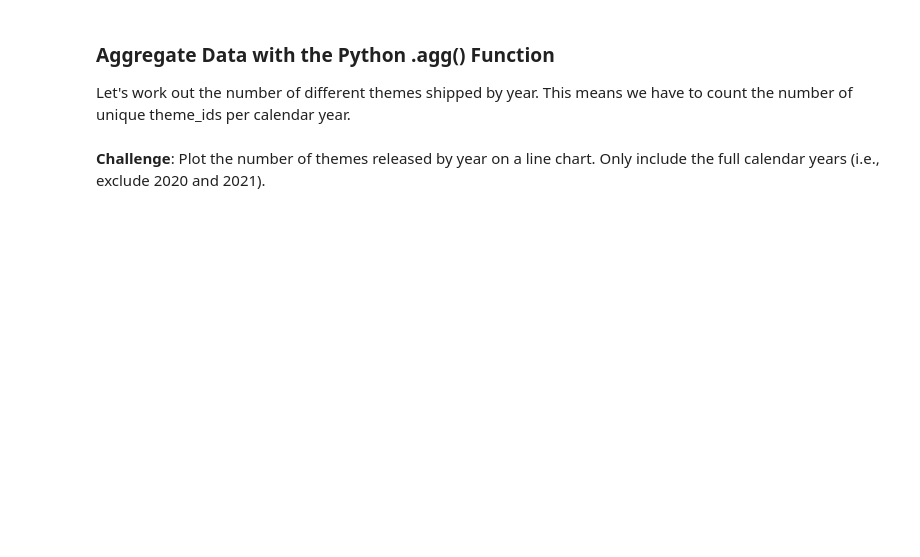
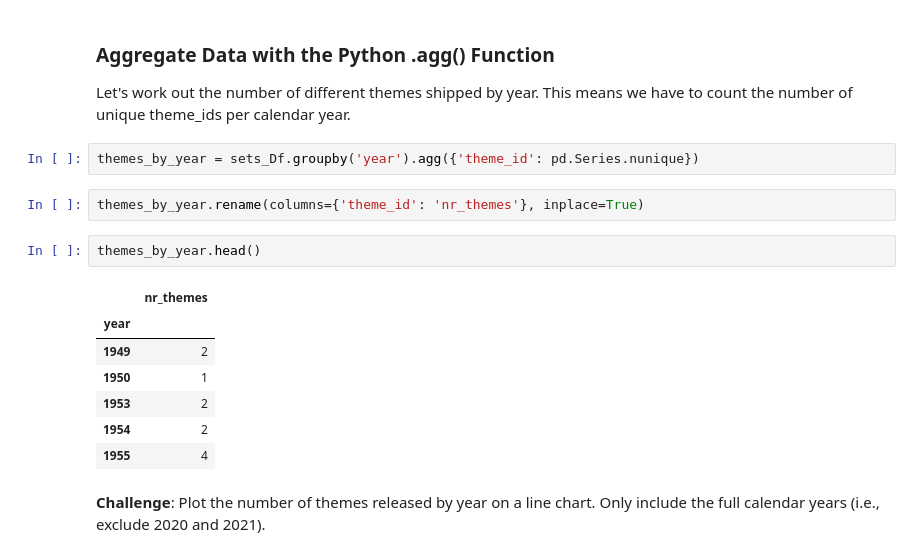
Before and after one commit to itswael/DECollegeMajor, a Jupyter notebook: LEGO Notebook and Data/Lego_Analysis.ipynb, the cells around one changed output. Saved outputs shown, nothing was run; the diff lists cells and outputs as text; blank space fills up the shorter version.

```diff
--- a/LEGO Notebook and Data/Lego_Analysis.ipynb
+++ b/LEGO Notebook and Data/Lego_Analysis.ipynb
@@ -136,5 +141,19 @@ Note that the .csv file is from late 2020, so to plot the full calendar years, y
 ### Aggregate Data with the Python .agg() Function
 
 Let's work out the number of different themes shipped by year. This means we have to count the number of unique theme_ids per calendar year.
+# %%
+themes_by_year = sets_Df.groupby('year').agg({'theme_id': pd.Series.nunique})
+# %%
+themes_by_year.rename(columns={'theme_id': 'nr_themes'}, inplace=True)
+# %%
+themes_by_year.head()
+# %% [output]
+|  | nr_themes |
+| year |  |
+| 1949 | 2 |
+| 1950 | 1 |
+| 1953 | 2 |
+| 1954 | 2 |
+| 1955 | 4 |
 # %% [markdown]
 **Challenge**: Plot the number of themes released by year on a line chart. Only include the full calendar years (i.e., exclude 2020 and 2021).
```
Also changed, not shown: parts of 3 cells of this notebook.
